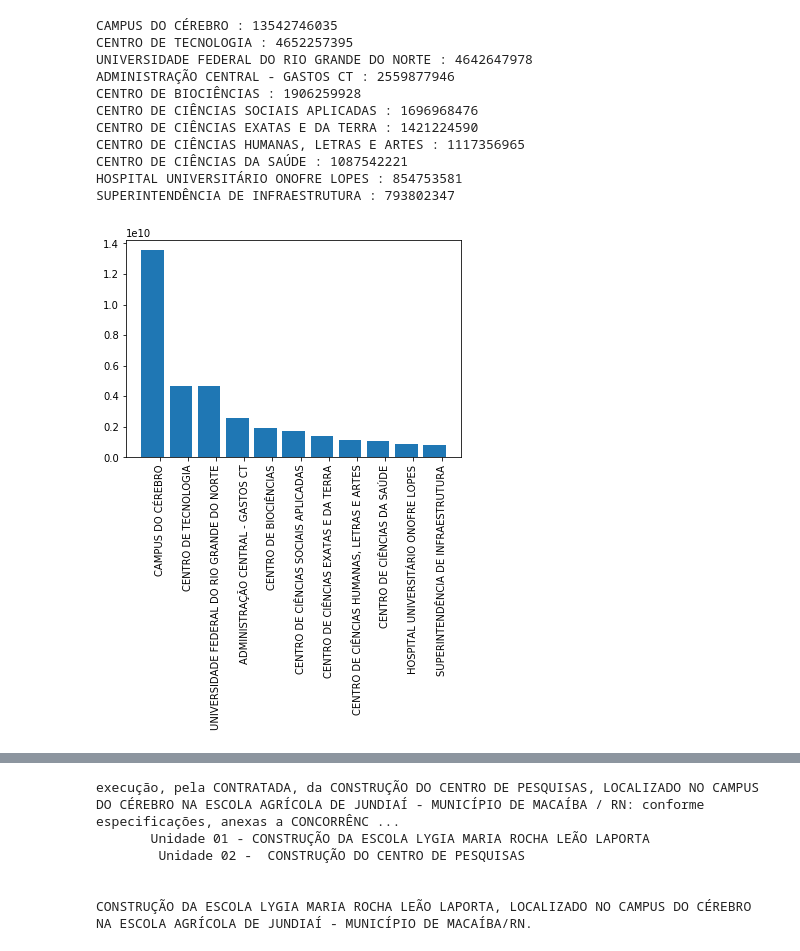
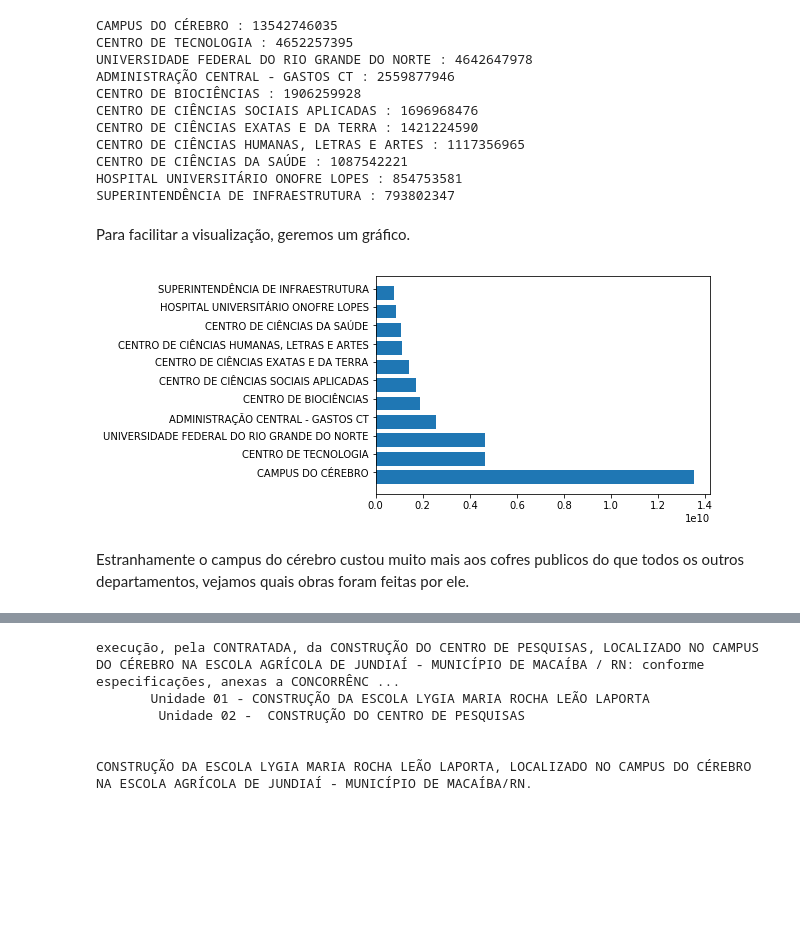
Before and after one commit to ozielalves/Financas_IMD, a Jupyter notebook: Oziel.ipynb, the cells around one changed output, grey strips where cells are left out. Cells and saved outputs as stored; diff of their text form; code cells hidden in the pictures; blank space fills up the shorter version.

```diff
--- a/Oziel.ipynb
+++ b/Oziel.ipynb
@@ -153,18 +154,23 @@ CENTRO DE CIÊNCIAS HUMANAS, LETRAS E ARTES : 1117356965
 CENTRO DE CIÊNCIAS DA SAÚDE : 1087542221
 HOSPITAL UNIVERSITÁRIO ONOFRE LOPES : 854753581
 SUPERINTENDÊNCIA DE INFRAESTRUTURA : 793802347
+# %% [markdown]
+Para facilitar a visualização, geremos um gráfico.
 # %%
 names = list(top11.keys())
 
 fig, ax = plt.subplots()
 bar_positions = np.arange(len(names)) + 0.75
 xtick_pos = np.arange(len(names)) + 1
-ax.set_xticks(xtick_pos)
-ax.set_xticklabels(names,rotation= 90)
-ax.bar(bar_positions, top11.values())
+ax.set_yticks(xtick_pos)
+ax.set_yticklabels(names)
+ax.barh(bar_positions, list(top11.values()),0.75)
 plt.show()
 # %% [output]
-[figure, old version]
+[figure, new version]
+# %% [markdown]
+Estranhamente o campus do cérebro custou muito mais aos cofres publicos
+do que todos os outros departamentos, vejamos quais obras foram feitas por ele.
 # %%
 cerebro_list = []
 for idx,rows in df.iterrows():
```
Also changed, not shown: parts of 6 cells of this notebook.
